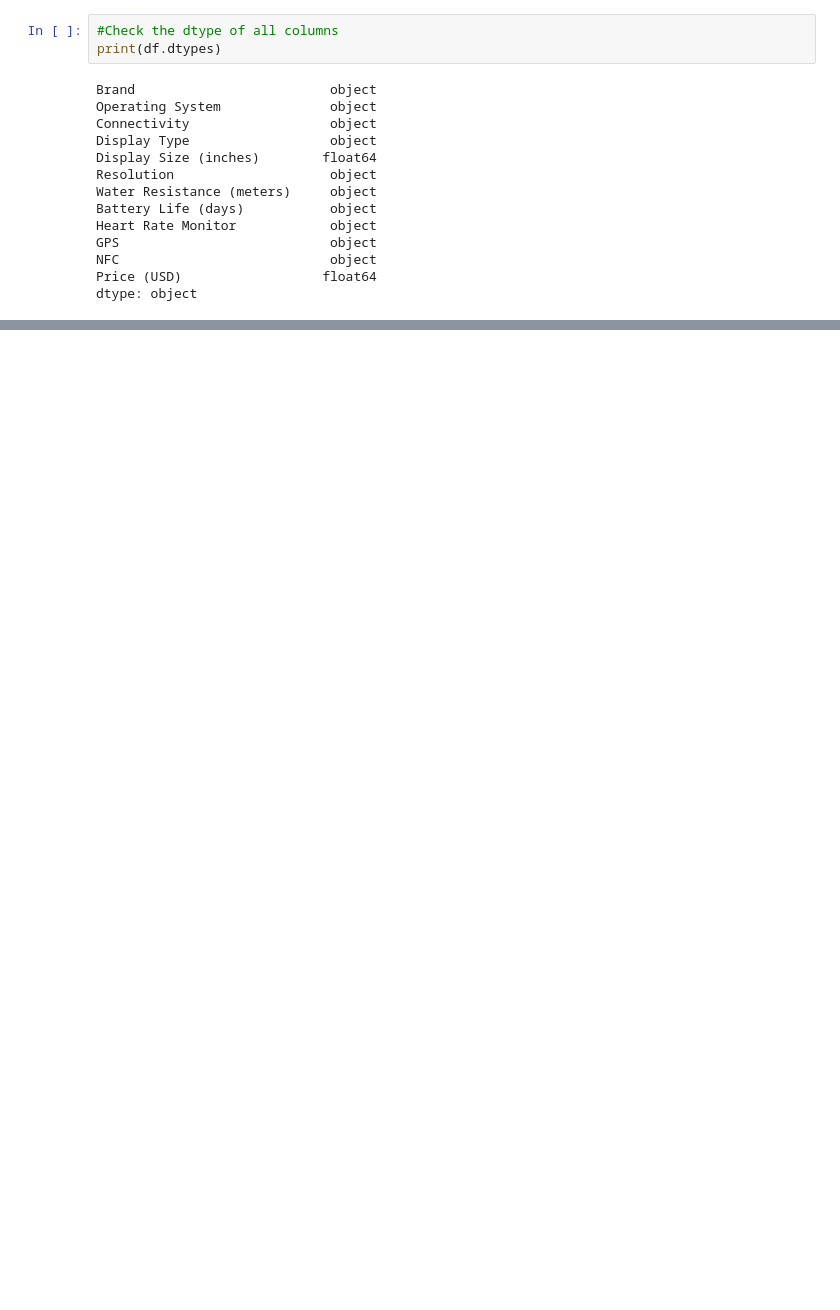
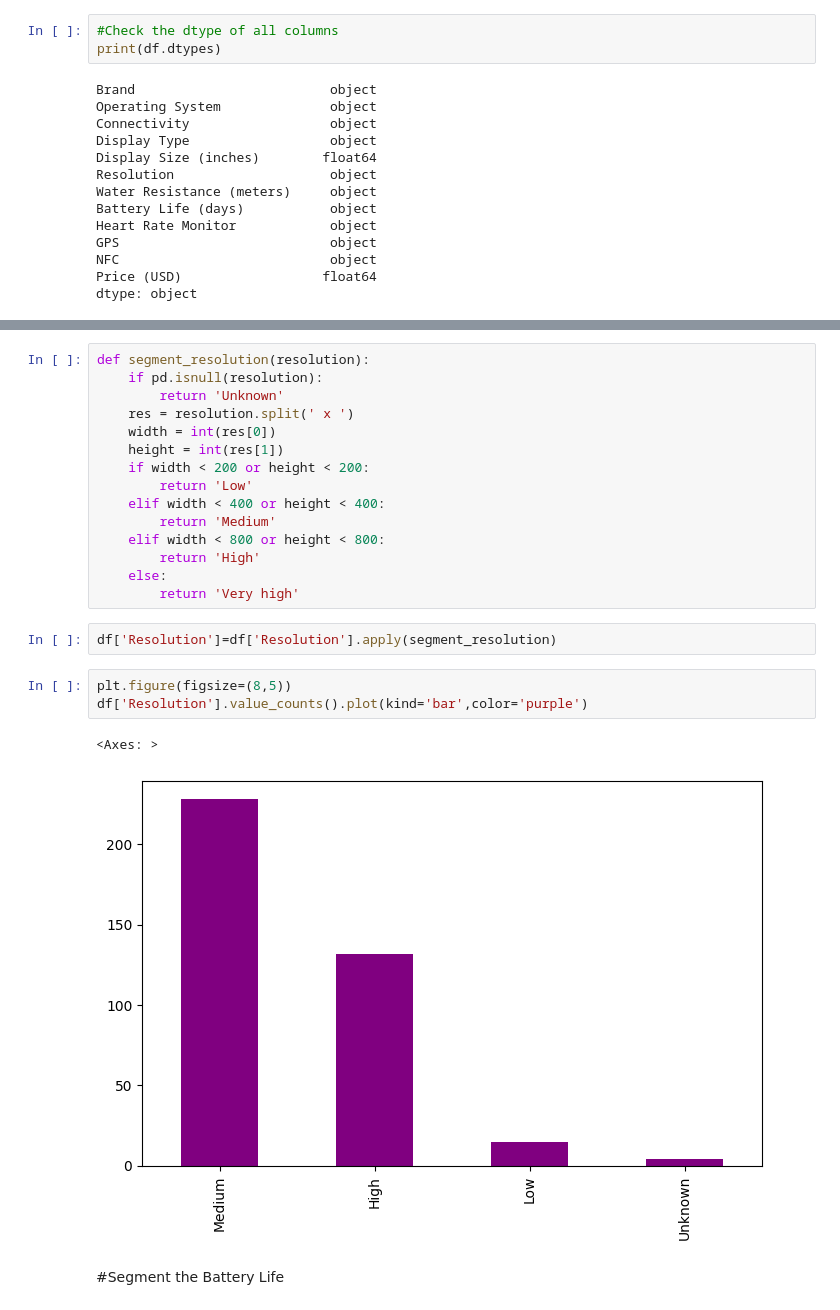
Before and after one commit to Ranjitkumarmuduli/Smart-watch-price-prediction, a Jupyter notebook: SWP_Prediction.ipynb, the cells around one changed output, grey strips where cells are left out. Cells and saved outputs as stored; diff of their text form; blank space fills up the shorter version.

```diff
--- a/SWP_Prediction.ipynb
+++ b/SWP_Prediction.ipynb
@@ -162,0 +341,25 @@ dtype: object
+# %%
+def segment_resolution(resolution):
+    if pd.isnull(resolution):
+        return 'Unknown'
+    res = resolution.split(' x ')
+    width = int(res[0])
+    height = int(res[1])
+    if width < 200 or height < 200:
+        return 'Low'
+    elif width < 400 or height < 400:
+        return 'Medium'
+    elif width < 800 or height < 800:
+        return 'High'
+    else:
+        return 'Very high'
+# %%
+df['Resolution']=df['Resolution'].apply(segment_resolution)
+# %%
+plt.figure(figsize=(8,5))
+df['Resolution'].value_counts().plot(kind='bar',color='purple')
+# %% [output]
+<Axes: >
+[figure, added]
+# %% [markdown]
+#Segment the Battery Life
```
Also changed, not shown: parts of 36 cells of this notebook.
